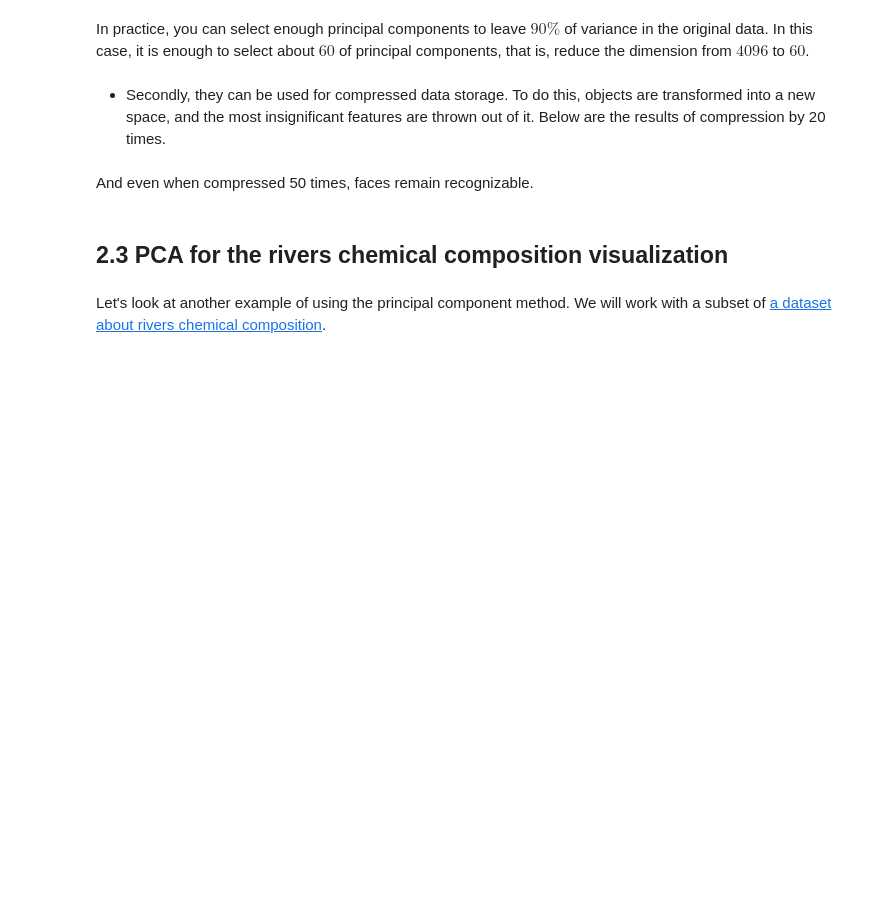
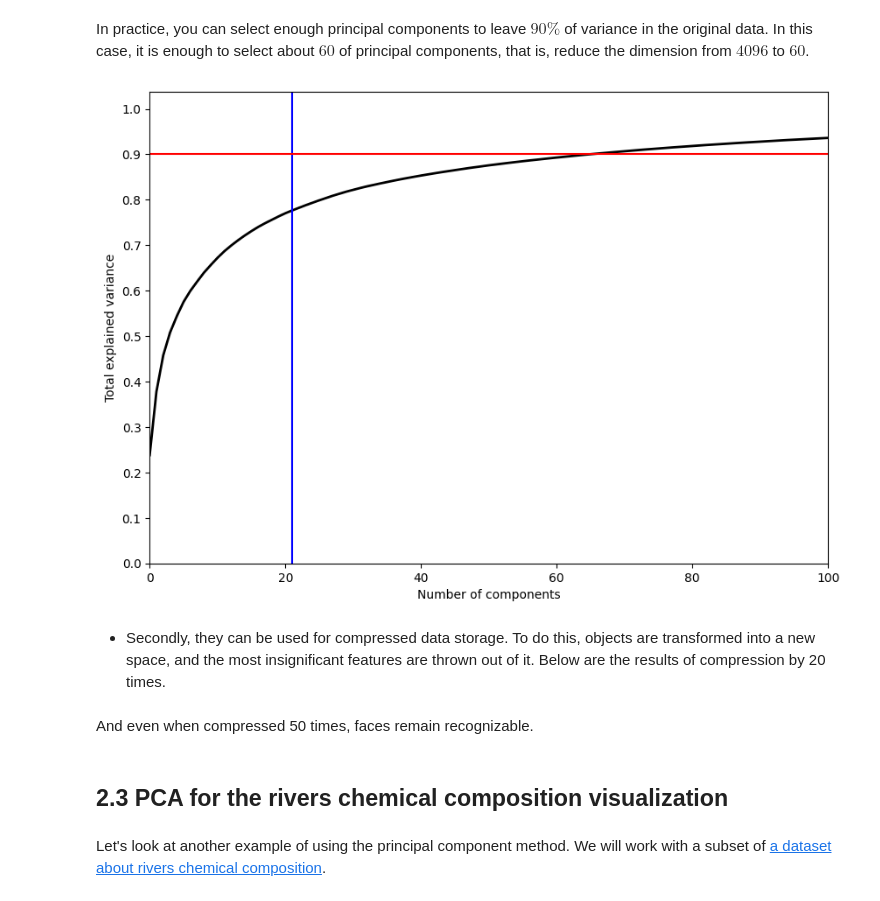
Before and after one commit to darkydash/ml_hse, a Jupyter notebook: week11/sem11_pca_tsne_week11.ipynb, the cells around one changed output. Saved outputs shown, nothing was run; the diff lists cells and outputs as text; code cells hidden in the pictures; blank space fills up the shorter version.

```diff
--- a/week11/sem11_pca_tsne_week11.ipynb
+++ b/week11/sem11_pca_tsne_week11.ipynb
@@ -261,13 +267,15 @@ faces_images.shape
 # %%
 plt.figure(figsize=(10,7))
 plt.plot(np.cumsum(model_pca.explained_variance_ratio_), color='k', lw=2)
 plt.xlabel('Number of components')
 plt.ylabel('Total explained variance')
-plt.xlim(0, 63)
+plt.xlim(0, 100)
 plt.yticks(np.arange(0, 1.1, 0.1))
 plt.axvline(21, c='b')
 plt.axhline(0.9, c='r')
 plt.show();
+# %% [output]
+[figure, added]
 # %% [markdown]
  - Secondly, they can be used for compressed data storage. To do this, objects are transformed into a new space, and the most insignificant features are thrown out of it. Below are the results of compression by 20 times.
 # %%
```
Also changed, not shown: parts of 7 cells of this notebook.
